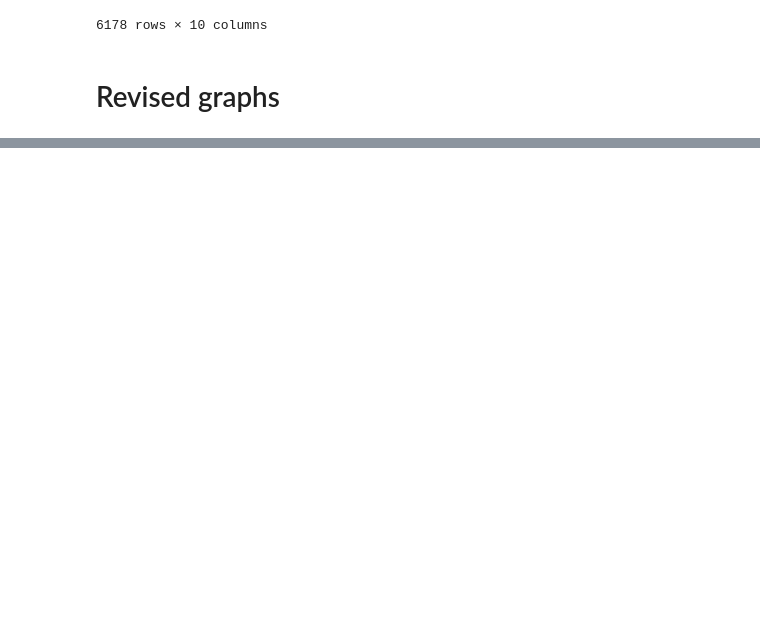
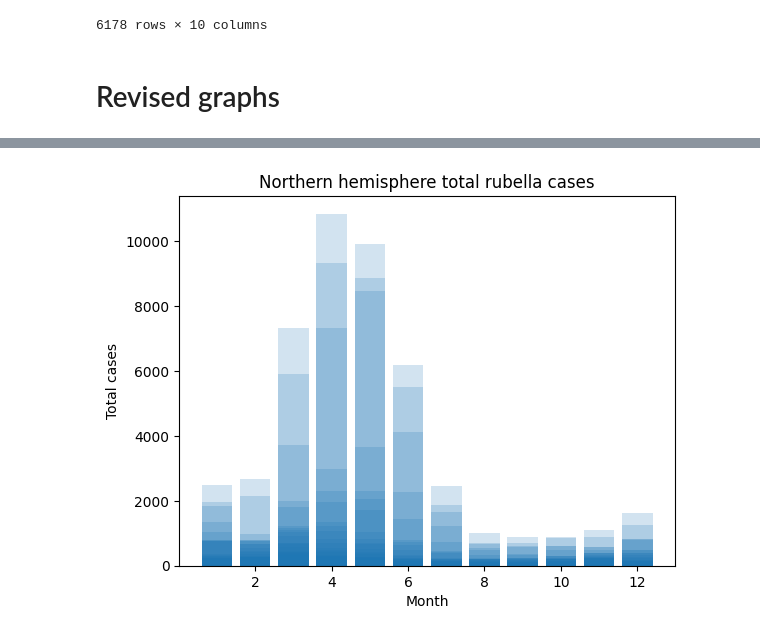
Before and after one commit to vanillaloki9306/Measles-and-Rubella-dataset-project, a Jupyter notebook: Measles_and_Rubella_project.ipynb, the cells around one changed output, grey strips where cells are left out. Saved outputs shown, nothing was run; the diff lists cells and outputs as text; code cells hidden in the pictures; blank space fills up the shorter version.

```diff
--- a/Measles_and_Rubella_project.ipynb
+++ b/Measles_and_Rubella_project.ipynb
@@ -606,0 +644,11 @@ plt.show()
+# %%
+vars_x = rubella_north['Month']
+vars_y = rubella_north['Total']
+
+plt.bar(vars_x, vars_y, alpha = 0.2)
+plt.title("Northern hemisphere total rubella cases")
+plt.xlabel("Month")
+plt.ylabel("Total cases")
+plt.show()
+# %% [output]
+[figure, added]
```
Also changed, not shown: parts of 13 cells of this notebook.
